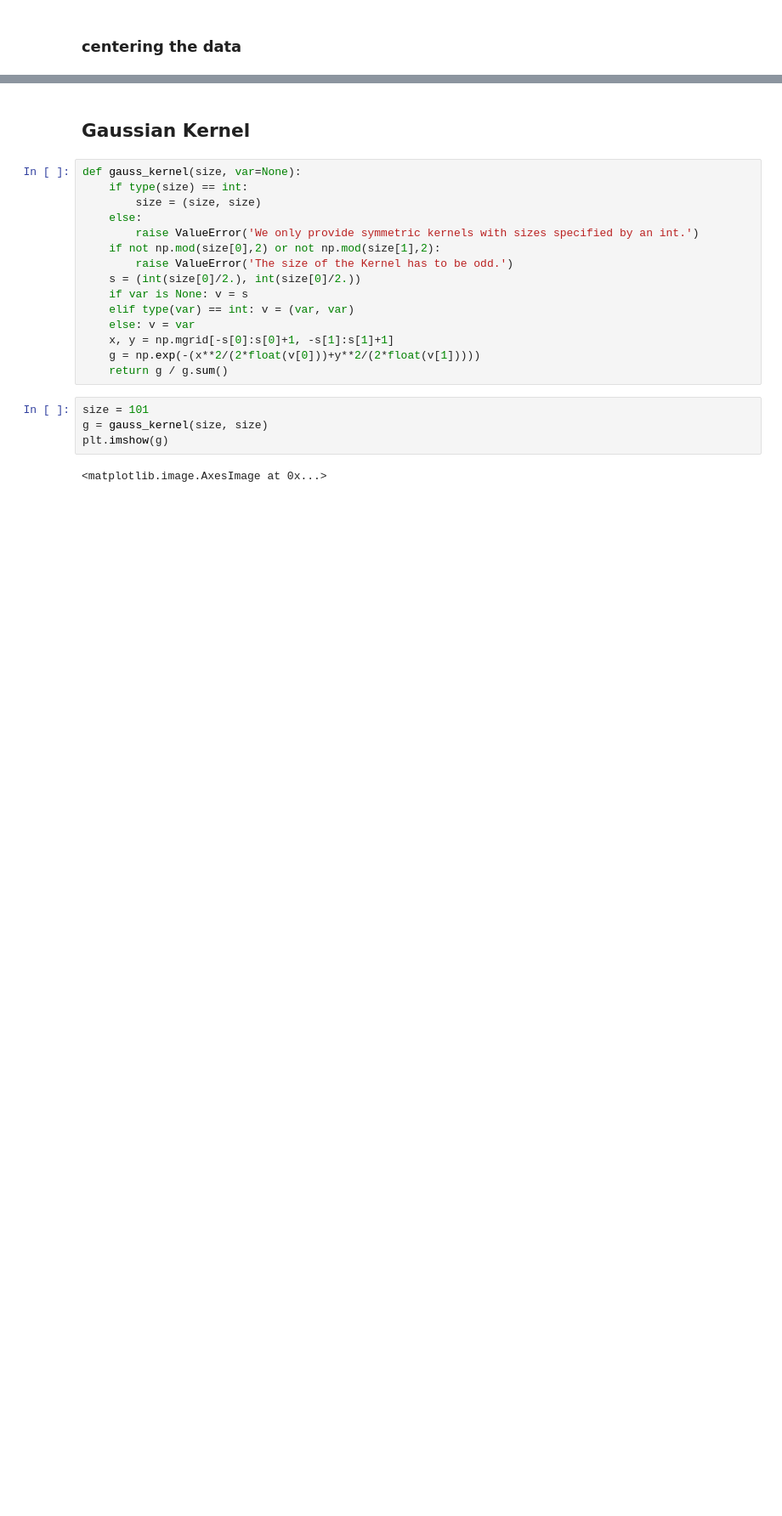
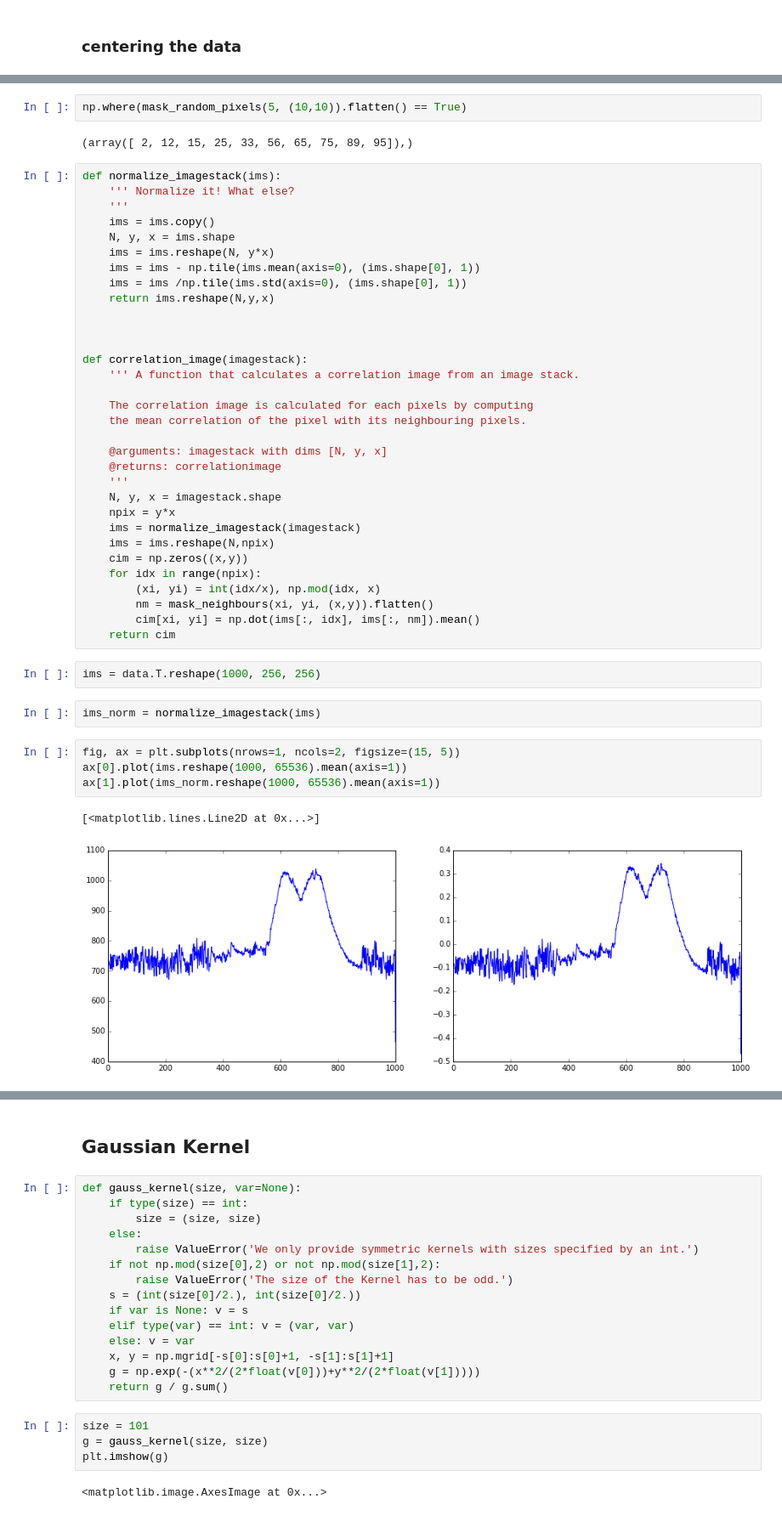
Before and after one commit to michigraber/neuralyzer, a Jupyter notebook: notebooks/dev/Pnev2014_GreedyInit.ipynb, the cells around one changed output, grey strips where cells are left out. Shown at 85% size. Drawn from its saved outputs; the diff is of its cells as text; blank space fills up the shorter version.

```diff
--- a/notebooks/dev/Pnev2014_GreedyInit.ipynb
+++ b/notebooks/dev/Pnev2014_GreedyInit.ipynb
@@ -93,0 +99,47 @@ ax[1][2].set_title('variance of median subtracted data')
+# %%
+np.where(mask_random_pixels(5, (10,10)).flatten() == True)
+# %% [output]
+(array([ 2, 12, 15, 25, 33, 56, 65, 75, 89, 95]),)
+# %%
+def normalize_imagestack(ims):
+    ''' Normalize it! What else?
+    '''
+    ims = ims.copy()
+    N, y, x = ims.shape
+    ims = ims.reshape(N, y*x)
+    ims = ims - np.tile(ims.mean(axis=0), (ims.shape[0], 1))
+    ims = ims /np.tile(ims.std(axis=0), (ims.shape[0], 1))
+    return ims.reshape(N,y,x)
+
+
+
+def correlation_image(imagestack):
+    ''' A function that calculates a correlation image from an image stack.
+
+    The correlation image is calculated for each pixels by computing
+    the mean correlation of the pixel with its neighbouring pixels.
+
+    @arguments: imagestack with dims [N, y, x]
+    @returns: correlationimage
+    '''
+    N, y, x = imagestack.shape
+    npix = y*x
+    ims = normalize_imagestack(imagestack)
+    ims = ims.reshape(N,npix)
+    cim = np.zeros((x,y))
+    for idx in range(npix):
+        (xi, yi) = int(idx/x), np.mod(idx, x)
+        nm = mask_neighbours(xi, yi, (x,y)).flatten()
+        cim[xi, yi] = np.dot(ims[:, idx], ims[:, nm]).mean()
+    return cim
+# %%
+ims = data.T.reshape(1000, 256, 256)
+# %%
+ims_norm = normalize_imagestack(ims)
+# %%
+fig, ax = plt.subplots(nrows=1, ncols=2, figsize=(15, 5))
+ax[0].plot(ims.reshape(1000, 65536).mean(axis=1))
+ax[1].plot(ims_norm.reshape(1000, 65536).mean(axis=1))
+# %% [output]
+[<matplotlib.lines.Line2D at 0x...>]
+[figure, added]
```
Also changed, not shown: parts of 19 cells of this notebook.
